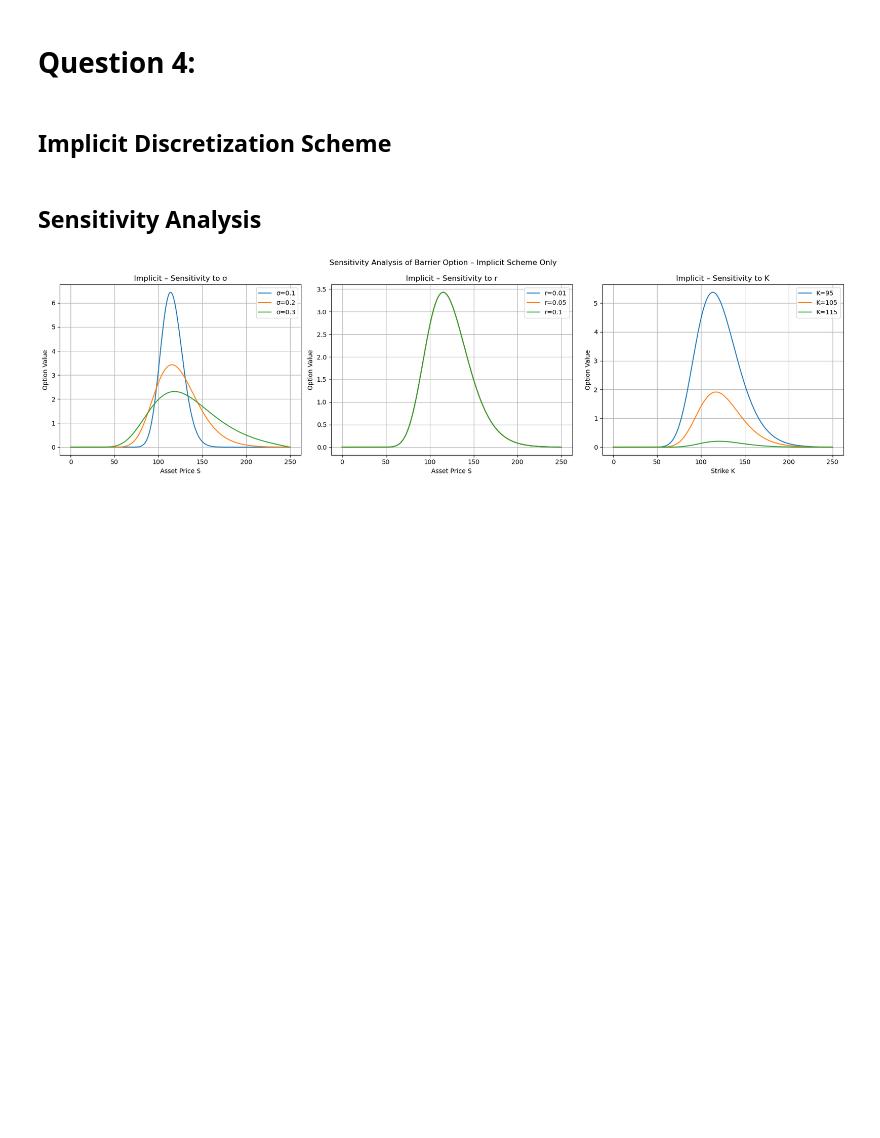
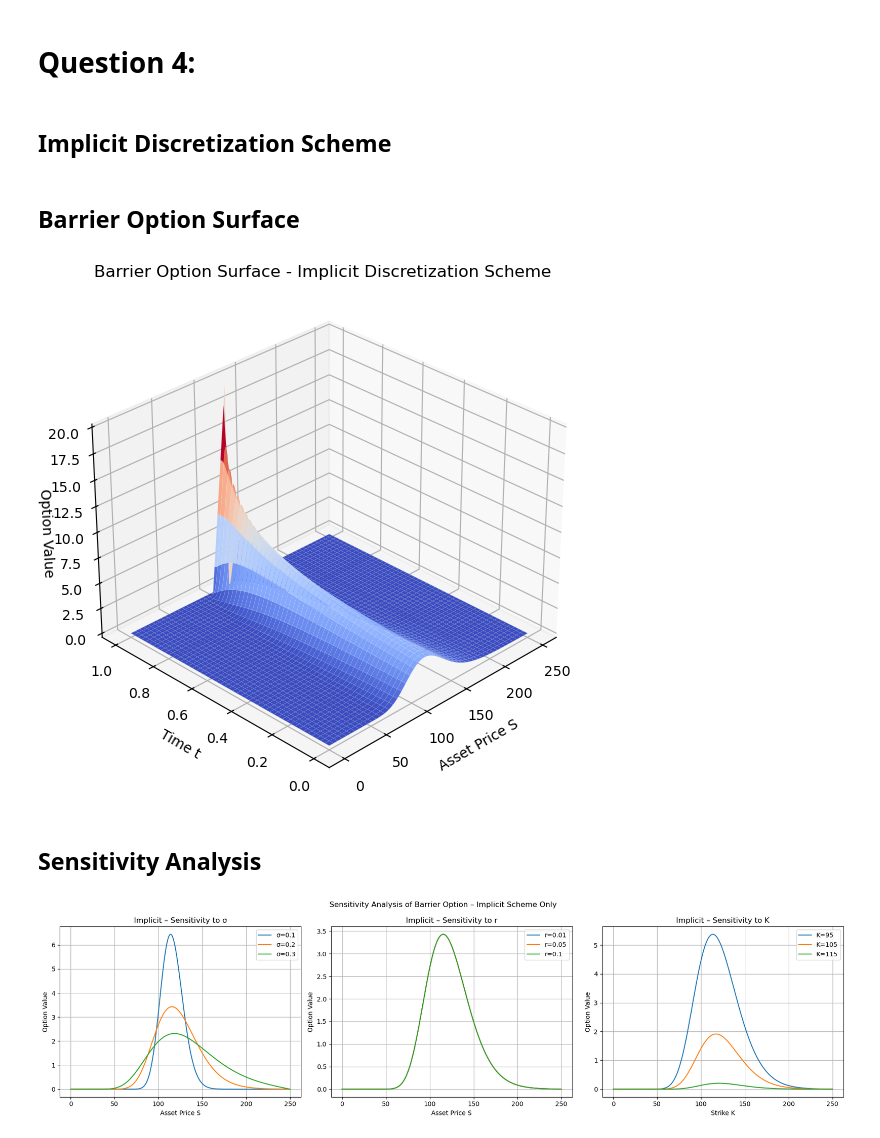
Before and after one commit to HarvestStars/cf_assignment1, a Jupyter notebook: assignment3/Part1-Barries-Q2-3.ipynb, the cells around one changed output. Cells and saved outputs as stored; diff of their text form; code cells hidden in the pictures; blank space fills up the shorter version.

```diff
--- a/assignment3/Part1-Barries-Q2-3.ipynb
+++ b/assignment3/Part1-Barries-Q2-3.ipynb
@@ -355,6 +355,24 @@ def barrier_option_implicit_scheme(S0, K, B, T, r, sigma, S_max=250, M=2000, N=2
 
     price = np.interp(S0, S, V[0, :])
     return price, S, t, V
+# %% [markdown]
+## Barrier Option Surface
+# %%
+price_barrier, S_imp, t_imp, V_imp = barrier_option_implicit_scheme(S0=100, K=100, B=120, T=1.0, r=0.05, sigma=0.2)
+
+fig = plt.figure(figsize=(10, 6))
+ax = fig.add_subplot(111, projection='3d')
+T_grid, S_grid = np.meshgrid(t_imp, S_imp)
+ax.plot_surface(S_grid, T_grid, V_imp.T, cmap=cm.coolwarm)
+ax.set_title("Barrier Option Surface - Implicit Discretization Scheme")
+ax.set_xlabel("Asset Price S")
+ax.set_ylabel("Time t")
+ax.set_zlabel("Option Value", labelpad=0)
+ax.view_init(elev=30, azim=225)
+plt.subplots_adjust(left=0.1, right=0.95, top=0.95, bottom=0.1)
+plt.show()
+# %% [output]
+[figure, added]
 # %% [markdown]
 ## Sensitivity Analysis
 # %%
```
Also changed, not shown: parts of 1 cell of this notebook.
